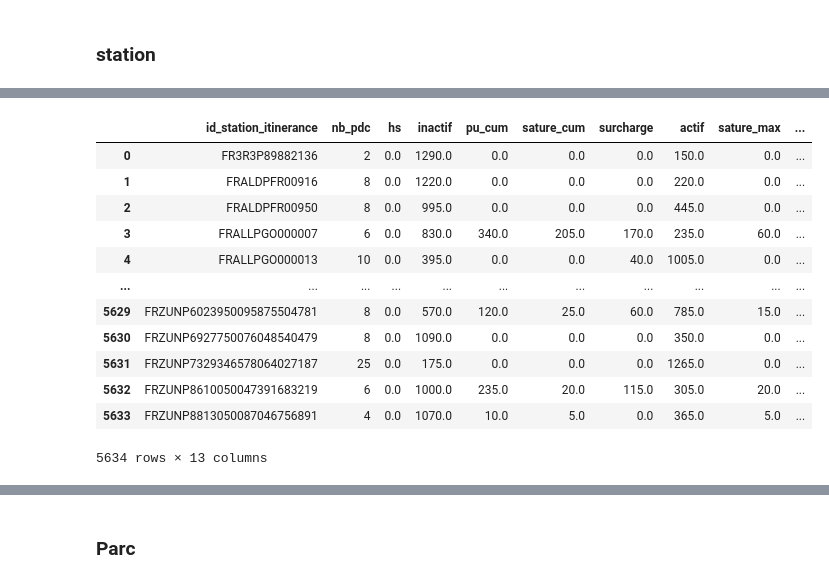
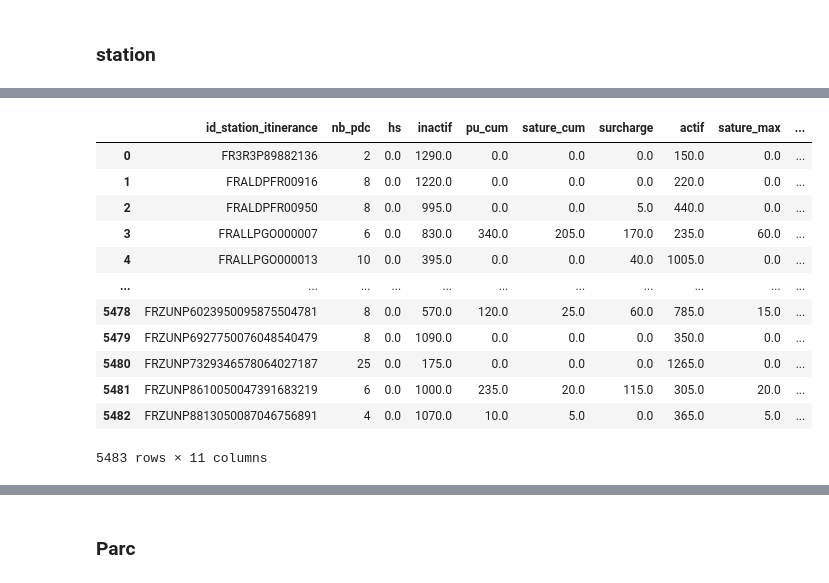
Before and after one commit to loco-labs/qualicharge-rtet, a Jupyter notebook: saturation/source/tests_global.ipynb, the cells around one changed output, grey strips where cells are left out. Drawn from its saved outputs; the diff is of its cells as text; code cells hidden in the pictures.

```diff
--- a/saturation/source/tests_global.ipynb
+++ b/saturation/source/tests_global.ipynb
@@ -257,18 +310,19 @@ print(len(sampled_state_station_g_pu))
 # %%
 state_station_d_g_pu = to_state_grp_d(sampled_state_station_g_pu, ID_STATION, SAMPLES)
 full_state_station_d_g_pu = pd.merge(state_station_d_g_pu, info_sessions_stations, on=ID_STATION, how='left').fillna(0)
-full_state_station_d_g_pu
+#full_state_station_d_g_pu
+state_station_d_g_pu
 # %% [output]
 |  | id_station_itinerance | nb_pdc | hs | inactif | pu_cum | sature_cum | surcharge | actif | sature_max | ... |
 | 0 | FR3R3P89882136 | 2 | 0.0 | 1290.0 | 0.0 | 0.0 | 0.0 | 150.0 | 0.0 | ... |
 | 1 | FRALDPFR00916 | 8 | 0.0 | 1220.0 | 0.0 | 0.0 | 0.0 | 220.0 | 0.0 | ... |
-| 2 | FRALDPFR00950 | 8 | 0.0 | 995.0 | 0.0 | 0.0 | 0.0 | 445.0 | 0.0 | ... |
+| 2 | FRALDPFR00950 | 8 | 0.0 | 995.0 | 0.0 | 0.0 | 5.0 | 440.0 | 0.0 | ... |
 | 3 | FRALLPGO000007 | 6 | 0.0 | 830.0 | 340.0 | 205.0 | 170.0 | 235.0 | 60.0 | ... |
 | 4 | FRALLPGO000013 | 10 | 0.0 | 395.0 | 0.0 | 0.0 | 40.0 | 1005.0 | 0.0 | ... |
 | ... | ... | ... | ... | ... | ... | ... | ... | ... | ... | ... |
-| 5629 | FRZUNP6023950095875504781 | 8 | 0.0 | 570.0 | 120.0 | 25.0 | 60.0 | 785.0 | 15.0 | ... |
-| 5630 | FRZUNP6927750076048540479 | 8 | 0.0 | 1090.0 | 0.0 | 0.0 | 0.0 | 350.0 | 0.0 | ... |
-| 5631 | FRZUNP7329346578064027187 | 25 | 0.0 | 175.0 | 0.0 | 0.0 | 0.0 | 1265.0 | 0.0 | ... |
-| 5632 | FRZUNP8610050047391683219 | 6 | 0.0 | 1000.0 | 235.0 | 20.0 | 115.0 | 305.0 | 20.0 | ... |
-| 5633 | FRZUNP8813050087046756891 | 4 | 0.0 | 1070.0 | 10.0 | 5.0 | 0.0 | 365.0 | 5.0 | ... |
+| 5478 | FRZUNP6023950095875504781 | 8 | 0.0 | 570.0 | 120.0 | 25.0 | 60.0 | 785.0 | 15.0 | ... |
+| 5479 | FRZUNP6927750076048540479 | 8 | 0.0 | 1090.0 | 0.0 | 0.0 | 0.0 | 350.0 | 0.0 | ... |
+| 5480 | FRZUNP7329346578064027187 | 25 | 0.0 | 175.0 | 0.0 | 0.0 | 0.0 | 1265.0 | 0.0 | ... |
+| 5481 | FRZUNP8610050047391683219 | 6 | 0.0 | 1000.0 | 235.0 | 20.0 | 115.0 | 305.0 | 20.0 | ... |
+| 5482 | FRZUNP8813050087046756891 | 4 | 0.0 | 1070.0 | 10.0 | 5.0 | 0.0 | 365.0 | 5.0 | ... |
-5634 rows × 13 columns
+5483 rows × 11 columns
```
Also changed, not shown: parts of 21 cells of this notebook, 1 other file.
